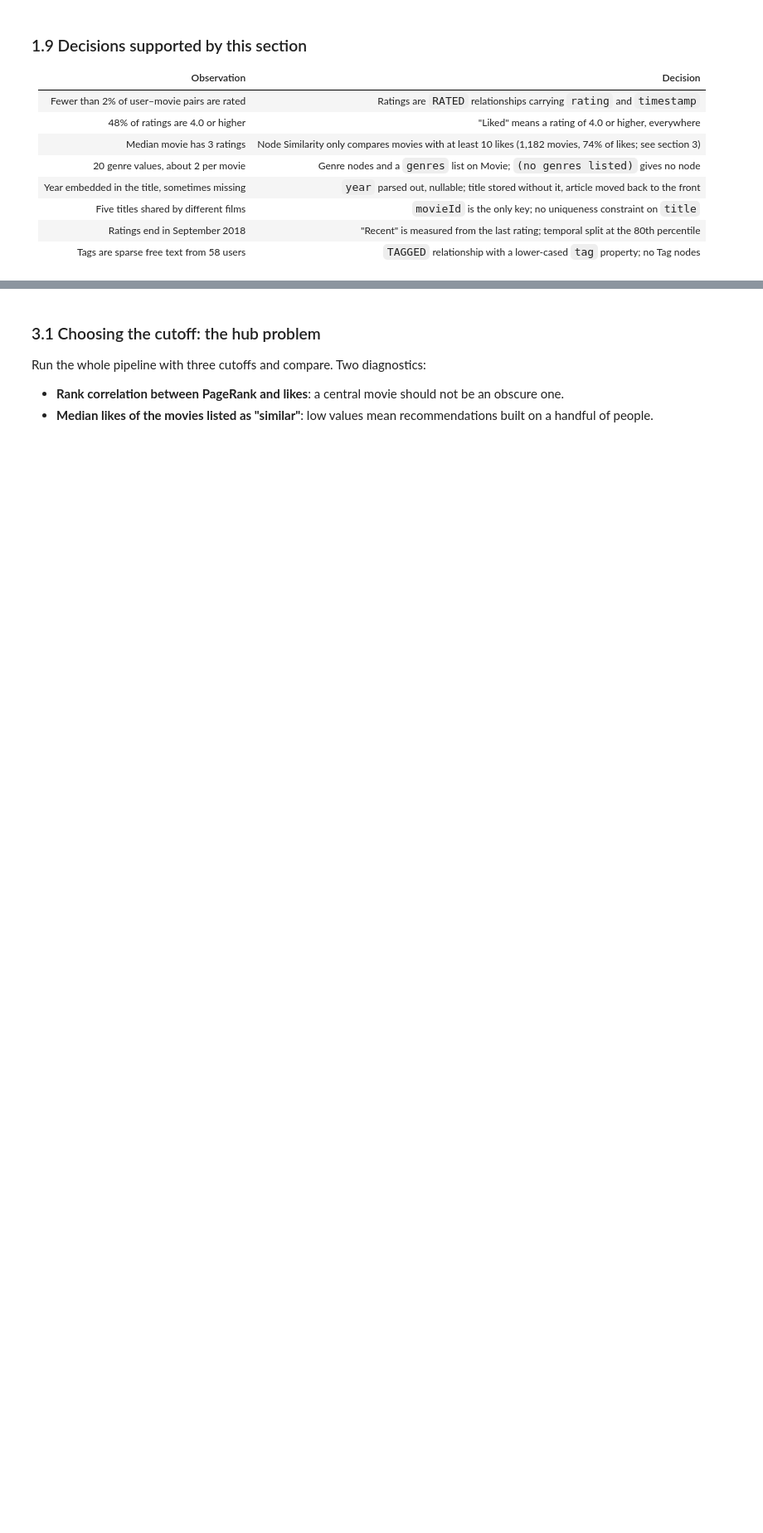
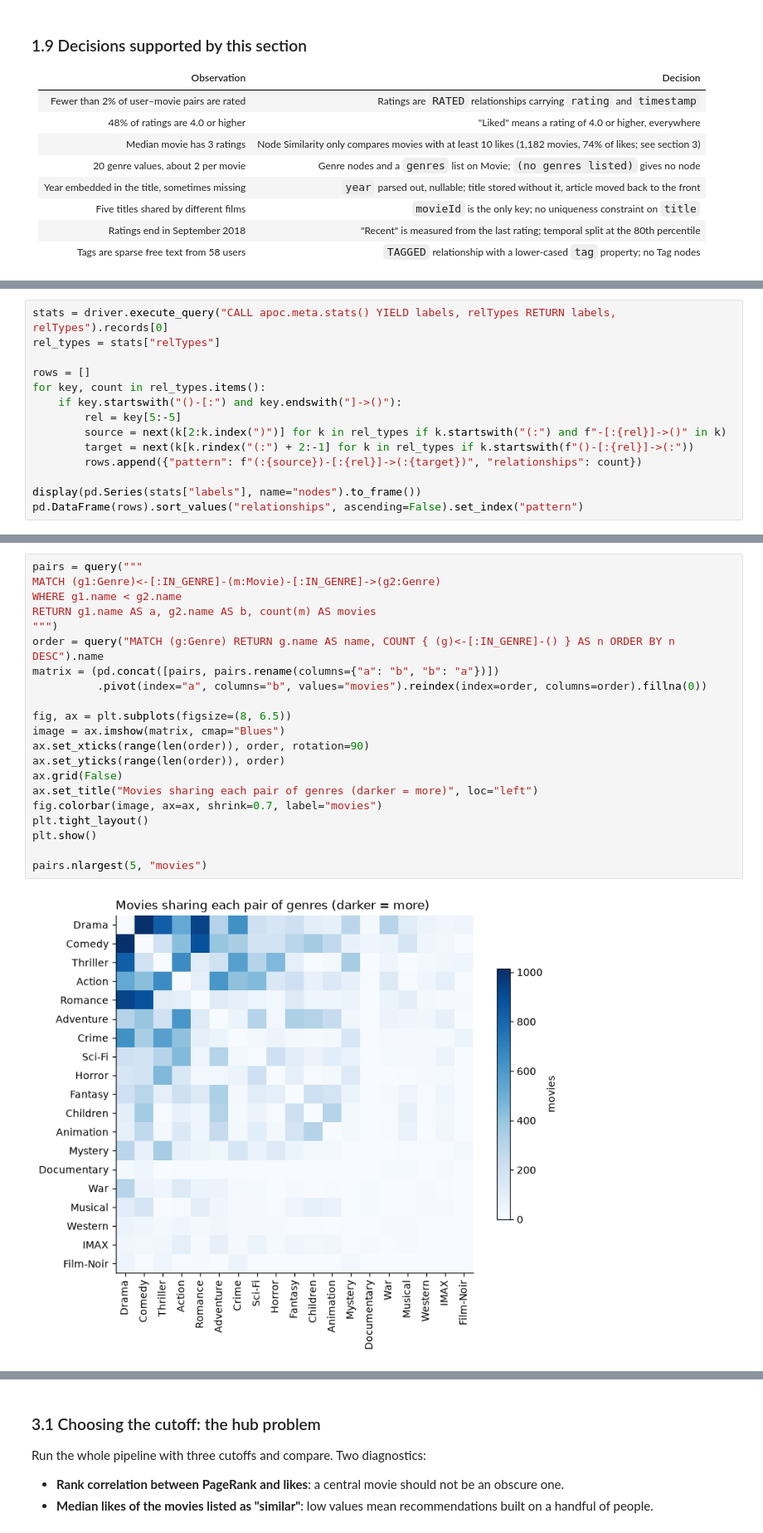
Before and after one commit to Jawadmallat/aidams-3A-kg-project-jawad-charles-erdem, a Jupyter notebook: demo.ipynb, the cells around one changed output, grey strips where cells are left out. Shown at 83% size. Saved outputs shown, nothing was run; the diff lists cells and outputs as text; blank space fills up the shorter version.

Commit message:
docs: add graph exploration and ml-25m replication to the notebook

```diff
--- a/demo.ipynb
+++ b/demo.ipynb
@@ -269,0 +296,14 @@ A few movies have no `tmdbId`, so that property is optional on Movie.
+# %%
+stats = driver.execute_query("CALL apoc.meta.stats() YIELD labels, relTypes RETURN labels, relTypes").records[0]
+rel_types = stats["relTypes"]
+
+rows = []
+for key, count in rel_types.items():
+    if key.startswith("()-[:") and key.endswith("]->()"):
+        rel = key[5:-5]
+        source = next(k[2:k.index(")")] for k in rel_types if k.startswith("(:") and f"-[:{rel}]->()" in k)
+        target = next(k[k.rindex("(:") + 2:-1] for k in rel_types if k.startswith(f"()-[:{rel}]->(:"))
+        rows.append({"pattern": f"(:{source})-[:{rel}]->(:{target})", "relationships": count})
+
+display(pd.Series(stats["labels"], name="nodes").to_frame())
+pd.DataFrame(rows).sort_values("relationships", ascending=False).set_index("pattern")
@@ -269,0 +327,23 @@ A few movies have no `tmdbId`, so that property is optional on Movie.
+# %%
+pairs = query("""
+MATCH (g1:Genre)<-[:IN_GENRE]-(m:Movie)-[:IN_GENRE]->(g2:Genre)
+WHERE g1.name < g2.name
+RETURN g1.name AS a, g2.name AS b, count(m) AS movies
+""")
+order = query("MATCH (g:Genre) RETURN g.name AS name, COUNT { (g)<-[:IN_GENRE]-() } AS n ORDER BY n DESC").name
+matrix = (pd.concat([pairs, pairs.rename(columns={"a": "b", "b": "a"})])
+          .pivot(index="a", columns="b", values="movies").reindex(index=order, columns=order).fillna(0))
+
+fig, ax = plt.subplots(figsize=(8, 6.5))
+image = ax.imshow(matrix, cmap="Blues")
+ax.set_xticks(range(len(order)), order, rotation=90)
+ax.set_yticks(range(len(order)), order)
+ax.grid(False)
+ax.set_title("Movies sharing each pair of genres (darker = more)", loc="left")
+fig.colorbar(image, ax=ax, shrink=0.7, label="movies")
+plt.tight_layout()
+plt.show()
+
+pairs.nlargest(5, "movies")
+# %% [output]
+[figure, added]
```
Also changed, not shown: parts of 17 cells of this notebook.
